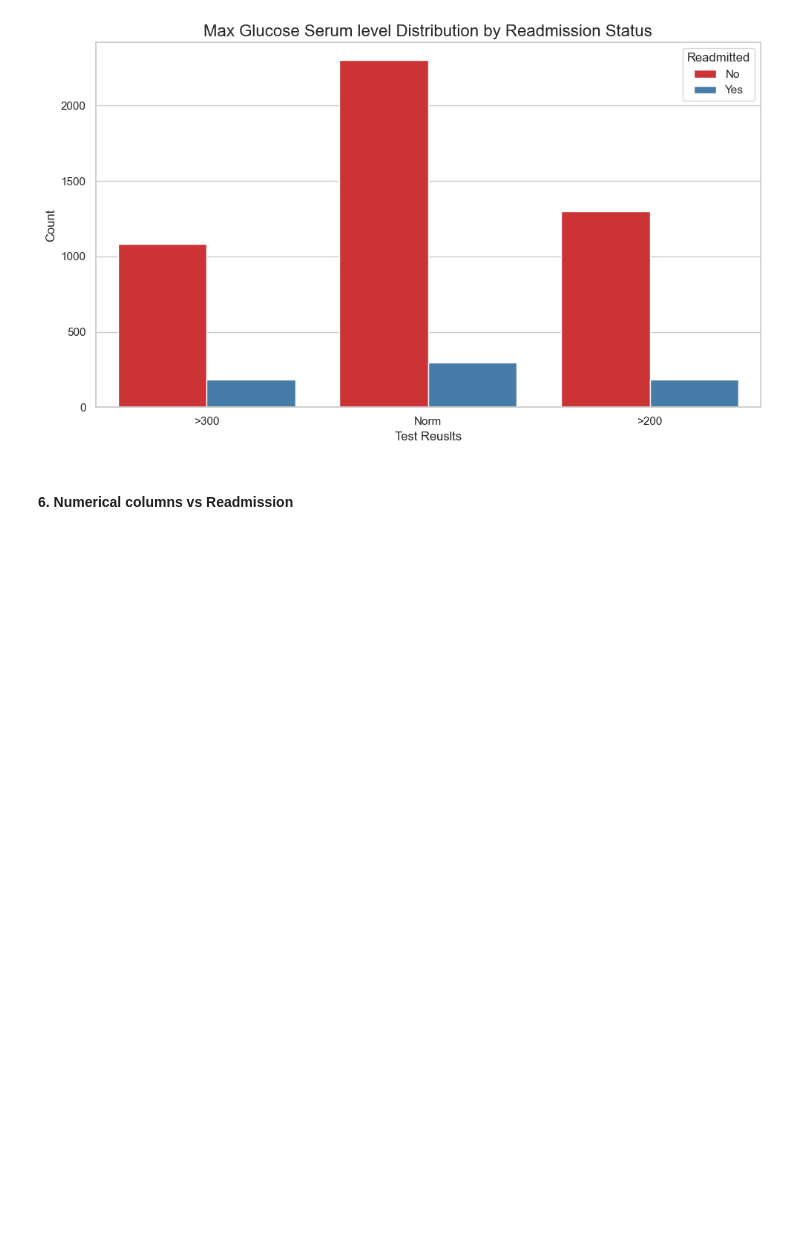
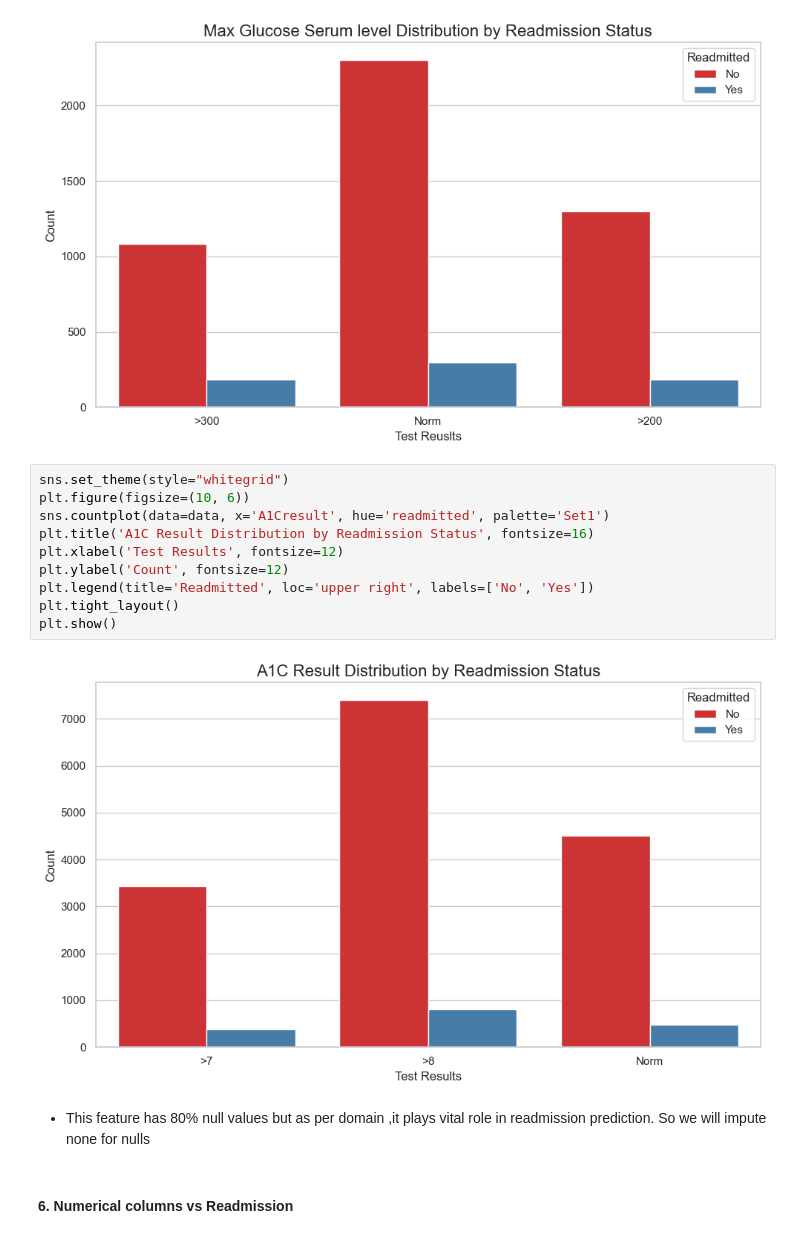
Before and after one commit to code-YK/Hospital_Readmission_Prediction, a Jupyter notebook: notebooks/01_data_exploration.ipynb, the cells around one changed output. Drawn from its saved outputs; the diff is of its cells as text; blank space fills up the shorter version.

```diff
--- a/notebooks/01_data_exploration.ipynb
+++ b/notebooks/01_data_exploration.ipynb
@@ -537,6 +537,20 @@ plt.tight_layout()
 plt.show()
 # %% [output]
 [figure]
+# %%
+sns.set_theme(style="whitegrid")
+plt.figure(figsize=(10, 6))
+sns.countplot(data=data, x='A1Cresult', hue='readmitted', palette='Set1')
+plt.title('A1C Result Distribution by Readmission Status', fontsize=16)
+plt.xlabel('Test Results', fontsize=12)
+plt.ylabel('Count', fontsize=12)
+plt.legend(title='Readmitted', loc='upper right', labels=['No', 'Yes'])
+plt.tight_layout()
+plt.show()
+# %% [output]
+[figure, added]
+# %% [markdown]
+- This feature has 80% null values but as per domain ,it plays vital role in readmission prediction. So we will impute none for nulls
 # %% [markdown]
 #### 6. Numerical columns vs Readmission
 # %%
```
Also changed, not shown: parts of 3 cells of this notebook.
